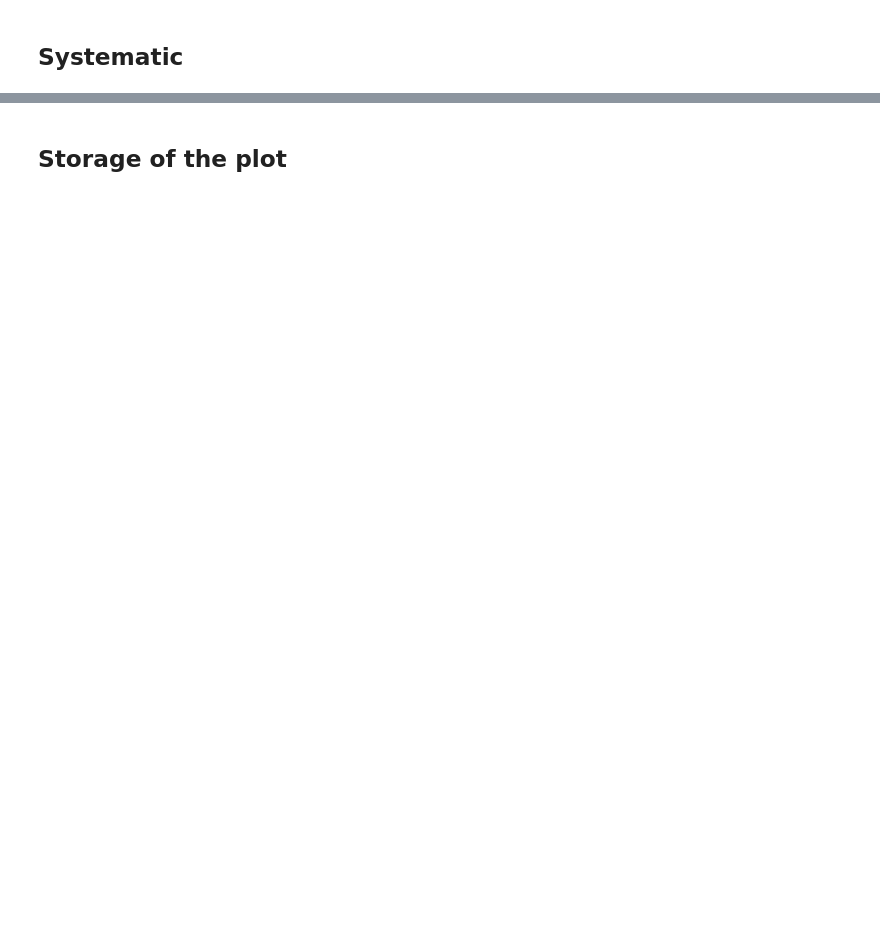
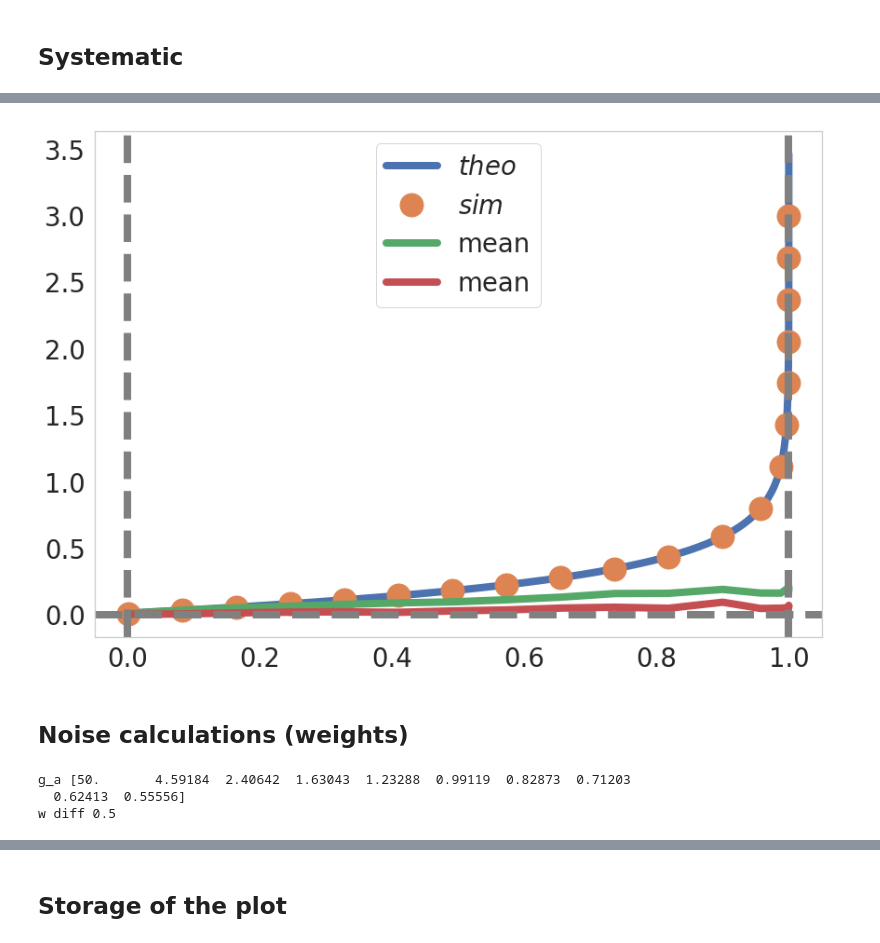
Before and after one commit to h-mayorquin/sequence_learning_paper, a Jupyter notebook: jupyter/2018-09-09(Scaling image).ipynb, the cells around one changed output, grey strips where cells are left out. Saved outputs shown, nothing was run; the diff lists cells and outputs as text; code cells hidden in the pictures; blank space fills up the shorter version.

```diff
--- a/jupyter/2018-09-09(Scaling image).ipynb
+++ b/jupyter/2018-09-09(Scaling image).ipynb
@@ -254,0 +377,27 @@ B2 = manager.B[3, 2]
+# %%
+fig = plt.figure()
+ax = fig.add_subplot(111)
+
+ax.plot(B_theo, T, lw=lw, label=r'$theo$');
+ax.plot(B_sim, T_sim, 'o', ms=ms + 10, label=r'$sim$')
+ax.plot(B_sim, means, lw=lw, label='mean')
+ax.plot(B_sim, std, lw=lw, label='mean')
+
+ax.axhline(0, ls='--', color='gray')
+ax.axvline(0, ls='--', color='gray')
+ax.axvline(1, ls='--', color='gray')
+
+ax.legend();
+# %% [output]
+[figure, added]
+# %% [markdown]
+## Noise calculations (weights)
+# %%
+B_set_for_noise = np.linspace(0.01, 0.9, num=10)
+g_a_set =  (ws - wn) / B_set_for_noise
+print('g_a', g_a_set)
+print('w diff', ws - wn)
+# %% [output]
+g_a [50.       4.59184  2.40642  1.63043  1.23288  0.99119  0.82873  0.71203
+  0.62413  0.55556]
+w diff 0.5
```
Also changed, not shown: parts of 34 cells of this notebook, 16 other files.
